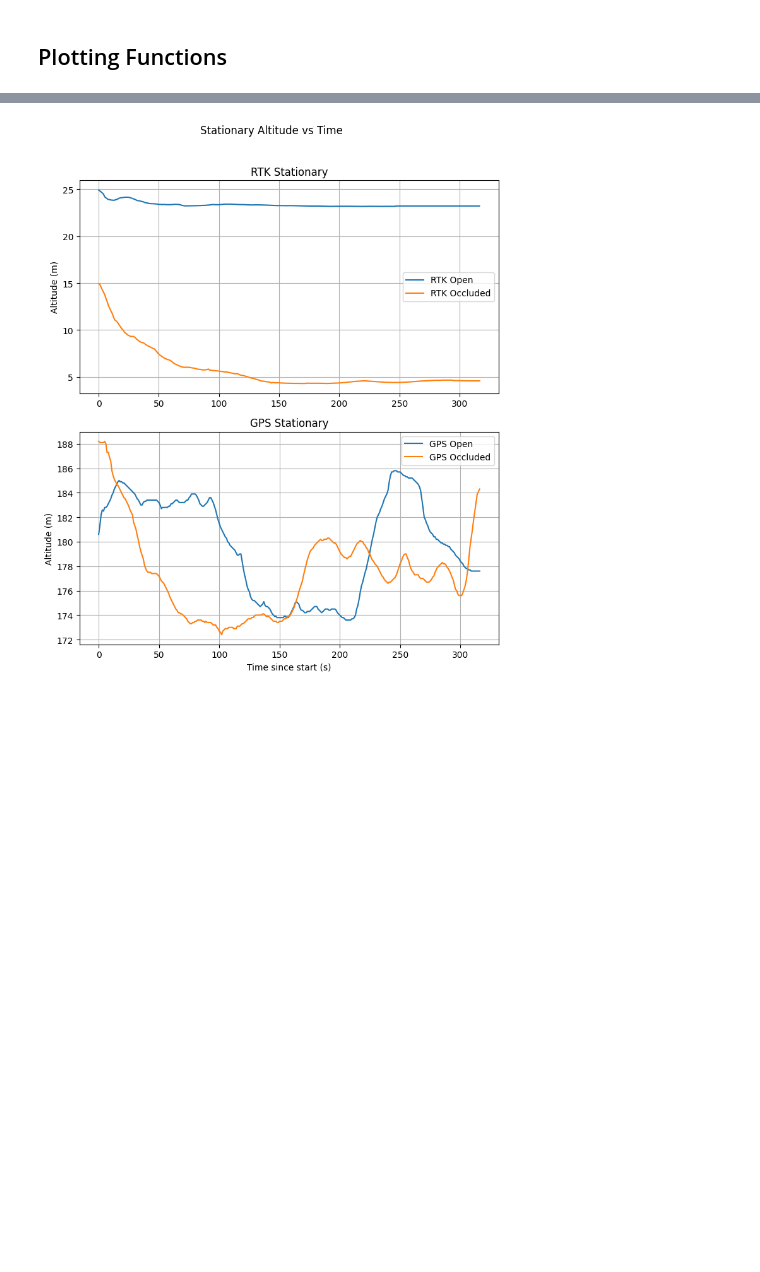
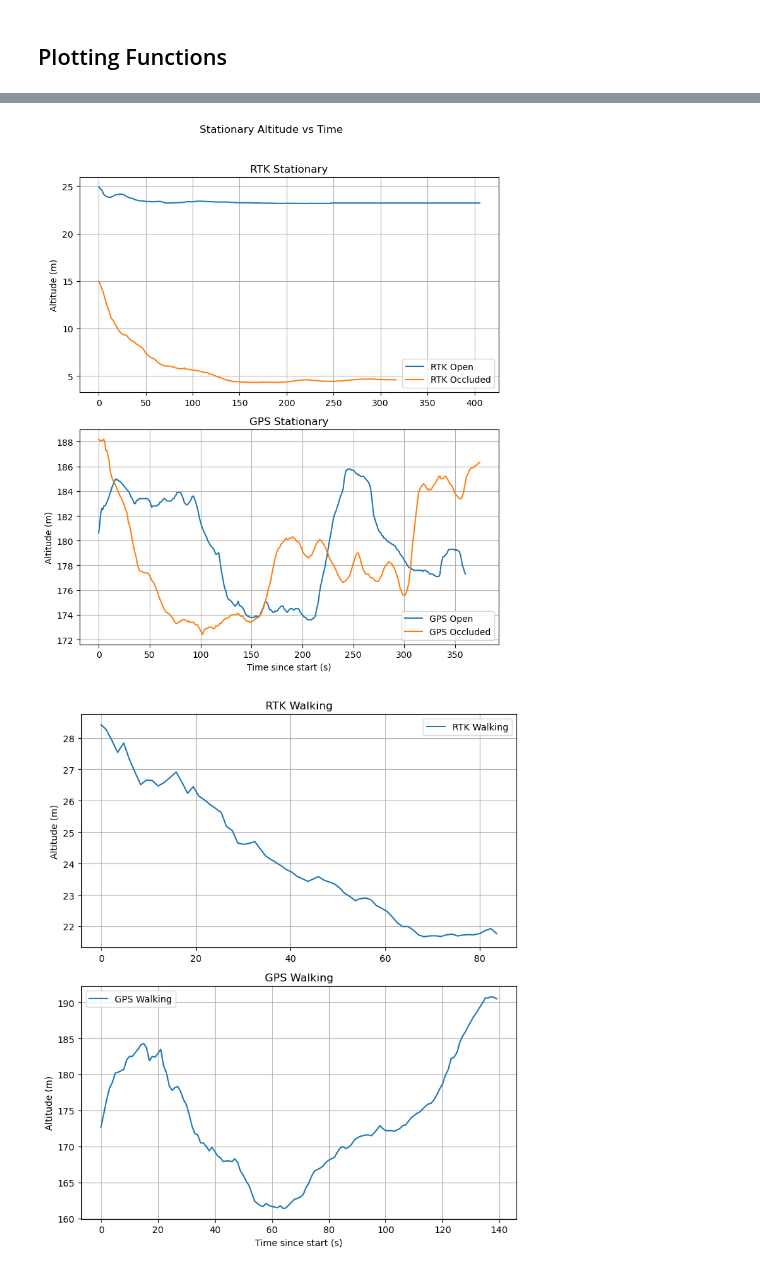
Before and after one commit to ramirez-adr/EECE5554, a Jupyter notebook: gnss/analysis.ipynb, the cells around one changed output, grey strips where cells are left out. Cells and saved outputs as stored; diff of their text form; code cells hidden in the pictures; blank space fills up the shorter version.

```diff
--- a/gnss/analysis.ipynb
+++ b/gnss/analysis.ipynb
@@ -116,17 +116,17 @@ gps_occluded_df = bag_to_df_gps("data/humble_occluded_run", typestore, topic="/g
 gps_walking_df = bag_to_df_gps("data/humble_straight_line_run", typestore, topic="/gps")
 
 # from lab 1 we know that we have to clip some values in the walking dataset
-gps_walking_df = gps_walking_df.iloc[285:440].copy()
+gps_walking_df = gps_walking_df.iloc[290:430].copy()
 
-T = min(
-    (rtk_open_df["bag_time_ns"].iloc[-1] - rtk_open_df["bag_time_ns"].iloc[0]) * 1e-9,
-    (rtk_occluded_df["bag_time_ns"].iloc[-1] - rtk_occluded_df["bag_time_ns"].iloc[0]) * 1e-9
-)
+# T = min(
+#     (rtk_open_df["bag_time_ns"].iloc[-1] - rtk_open_df["bag_time_ns"].iloc[0]) * 1e-9,
+#     (rtk_occluded_df["bag_time_ns"].iloc[-1] - rtk_occluded_df["bag_time_ns"].iloc[0]) * 1e-9
+# )
 
-rtk_open_df = trim_to_duration(rtk_open_df, T)
-rtk_occluded_df = trim_to_duration(rtk_occluded_df, T)
-gps_open_df = trim_to_duration(gps_open_df, T)
-gps_occluded_df = trim_to_duration(gps_occluded_df, T)
+# rtk_open_df = trim_to_duration(rtk_open_df, T)
+# rtk_occluded_df = trim_to_duration(rtk_occluded_df, T)
+# gps_open_df = trim_to_duration(gps_open_df, T)
+# gps_occluded_df = trim_to_duration(gps_occluded_df, T)
 # %% [markdown]
 # Print Columns for Refrence
 # %%
@@ -287,34 +290,66 @@ def plot_all_stationary_altitude(title="Stationary Altitude vs Time"):
     # ---------- RTK ----------
     t_rtk_open = (rtk_open_df["bag_time_ns"] - rtk_open_df["bag_time_ns"].iloc[0]) * 1e-9
     t_rtk_occ  = (rtk_occluded_df["bag_time_ns"] - rtk_occluded_df["bag_time_ns"].iloc[0]) * 1e-9
 
     ax[0].plot(t_rtk_open, rtk_open_df["altitude"], label="RTK Open")
     ax[0].plot(t_rtk_occ,  rtk_occluded_df["altitude"], label="RTK Occluded")
 
     ax[0].set_title("RTK Stationary")
     ax[0].set_ylabel("Altitude (m)")
     ax[0].grid(True)
     ax[0].legend()
 
     # ---------- GPS ----------
     t_gps_open = (gps_open_df["bag_time_ns"] - gps_open_df["bag_time_ns"].iloc[0]) * 1e-9
     t_gps_occ  = (gps_occluded_df["bag_time_ns"] - gps_occluded_df["bag_time_ns"].iloc[0]) * 1e-9
 
     ax[1].plot(t_gps_open, gps_open_df["altitude"], label="GPS Open")
     ax[1].plot(t_gps_occ,  gps_occluded_df["altitude"], label="GPS Occluded")
 
     ax[1].set_title("GPS Stationary")
     ax[1].set_xlabel("Time since start (s)")
     ax[1].set_ylabel("Altitude (m)")
     ax[1].grid(True)
     ax[1].legend()
 
     plt.tight_layout(rect=[0, 0, 1, 0.96])
     plt.show()
 
 plot_all_stationary_altitude()
+
+import matplotlib.pyplot as plt
+
+def plot_all_walking_altitude(title="Walking Altitude vs Time"):
+
+    fig, ax = plt.subplots(2, 1, figsize=(7.5, 9), sharex=False)
+
+    # ---------- RTK Walking ----------
+    t_rtk = (rtk_walking_df["bag_time_ns"] - rtk_walking_df["bag_time_ns"].iloc[0]) * 1e-9
+
+    ax[0].plot(t_rtk, rtk_walking_df["altitude"], label="RTK Walking")
+    ax[0].set_title("RTK Walking")
+    ax[0].set_ylabel("Altitude (m)")
+    ax[0].grid(True)
+    ax[0].legend()
+
+    # ---------- GPS Walking ----------
+    t_gps = (gps_walking_df["bag_time_ns"] - gps_walking_df["bag_time_ns"].iloc[0]) * 1e-9
+
+    ax[1].plot(t_gps, gps_walking_df["altitude"], label="GPS Walking")
+    ax[1].set_title("GPS Walking")
+    ax[1].set_xlabel("Time since start (s)")
+    ax[1].set_ylabel("Altitude (m)")
+    ax[1].grid(True)
+    ax[1].legend()
+
+    plt.tight_layout(rect=[0, 0, 1, 0.96])
+    plt.show()
+
+
+plot_all_walking_altitude()
 # %% [output]
-[figure, old version]
+[figure, new version]
+[figure, added]
 # %%
 import numpy as np
 import matplotlib.pyplot as plt
```
Also changed, not shown: parts of 6 cells of this notebook, 6 other files.
